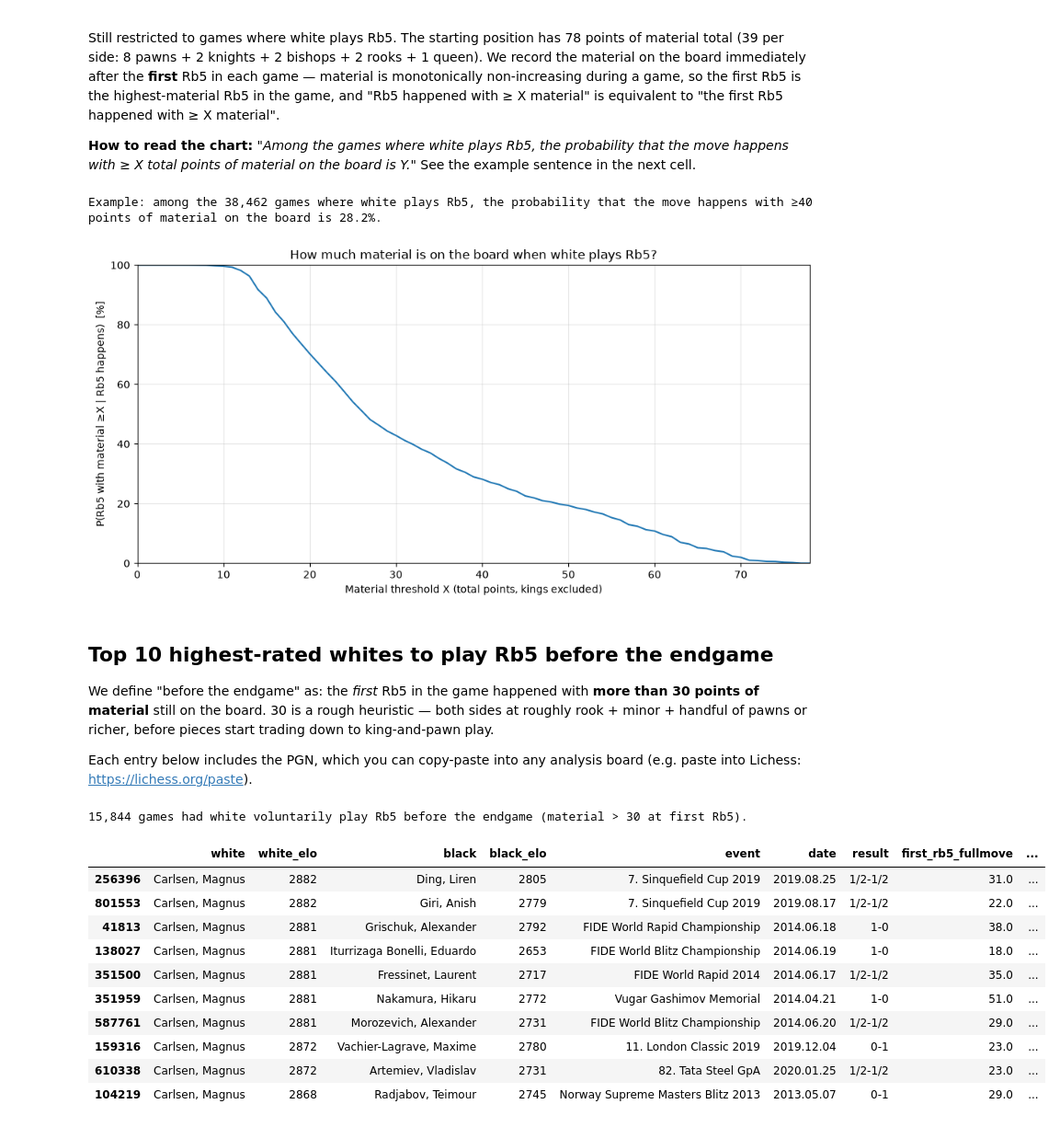
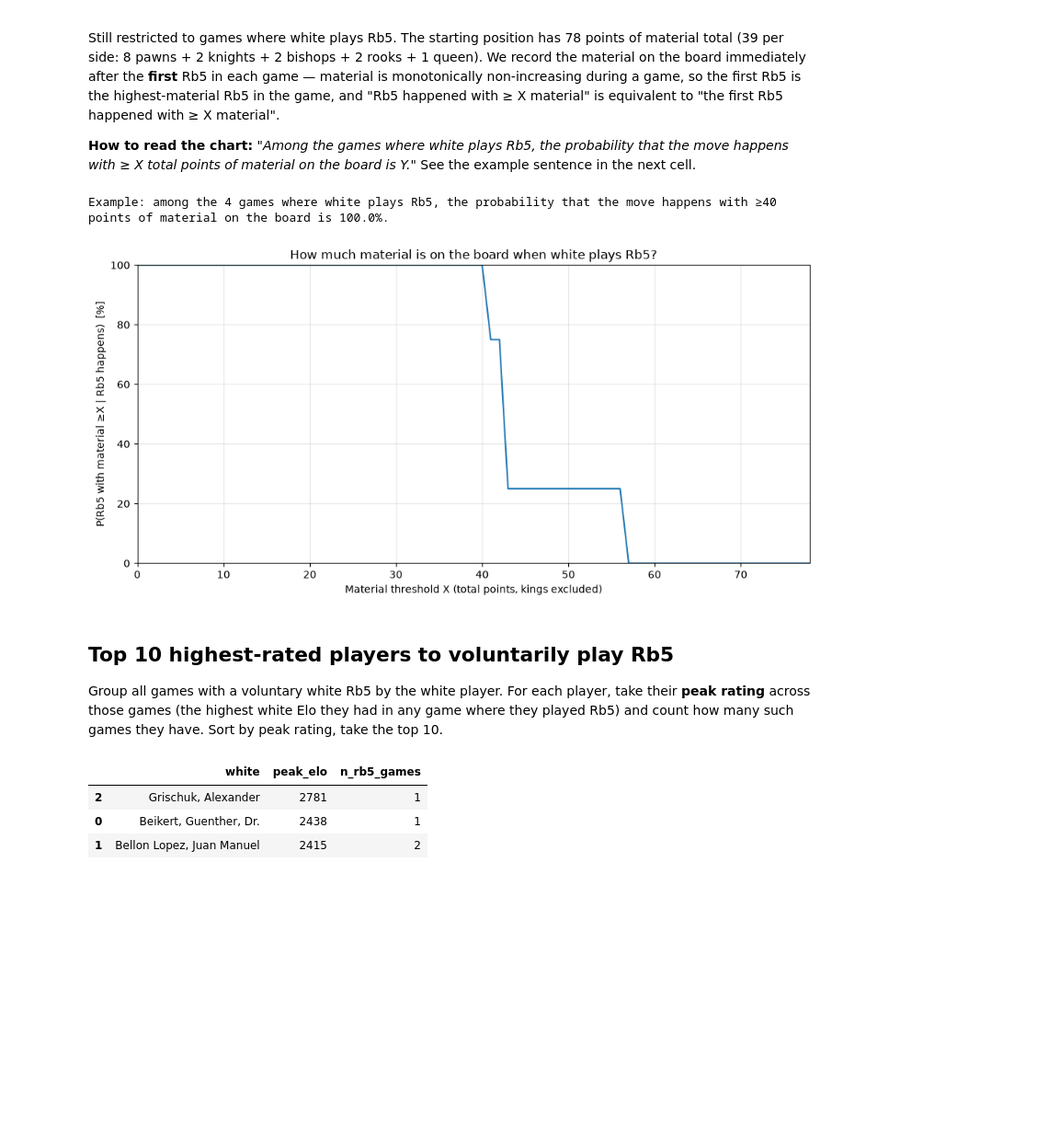
Before and after one commit to pwsiegel/chess-move-stats, a Jupyter notebook: notebooks/rook_b5.ipynb, the cells around one changed output. Shown at 92% size. Saved outputs shown, nothing was run; the diff lists cells and outputs as text; code cells hidden in the pictures; blank space fills up the shorter version.

```diff
--- a/notebooks/rook_b5.ipynb
+++ b/notebooks/rook_b5.ipynb
@@ -28,7 +28,7 @@ import pyarrow.parquet as pq
 
 from chess_corpus.analysis import map_shards, white_quiet_rook_to_b5
 
-USE_FULL_CORPUS = True
+USE_FULL_CORPUS = False
 
 ROOT = Path.cwd().parent if Path.cwd().name == "notebooks" else Path.cwd()
 SHARD_DIR = ROOT / ("data/processed/games" if USE_FULL_CORPUS else "data/sample/games")
@@ -120,7 +120,7 @@ print(
     f"the probability that the move happens with ≥{example_x} points of material on the board is {ex_p:.1%}."
 )
 # %% [output]
-Example: among the 38,462 games where white plays Rb5, the probability that the move happens with ≥40 points of material on the board is 28.2%.
+Example: among the 4 games where white plays Rb5, the probability that the move happens with ≥40 points of material on the board is 100.0%.
 # %%
 fig, ax = plt.subplots(figsize=(10, 5))
 ax.plot(cdf_mat["X"], cdf_mat["prob"] * 100)
@@ -133,66 +133,44 @@ ax.set_ylim(0, 100)
 plt.tight_layout()
 plt.show()
 # %% [output]
-[figure, old version]
+[figure, new version]
 # %% [markdown]
-## Top 10 highest-rated whites to play Rb5 before the endgame
+## Top 10 highest-rated players to voluntarily play Rb5
 
-We define "before the endgame" as: the *first* Rb5 in the game happened with **more than 30 points of material** still on the board. 30 is a rough heuristic — both sides at roughly rook + minor + handful of pawns or richer, before pieces start trading down to king-and-pawn play.
-
-Each entry below includes the PGN, which you can copy-paste into any analysis board (e.g. paste into Lichess: https://lichess.org/paste).
+Group all games with a voluntary white Rb5 by the white player. For each player, take their **peak rating** across those games (the highest white Elo they had in any game where they played Rb5) and count how many such games they have. Sort by peak rating, take the top 10.
 # %%
-ENDGAME_MATERIAL_THRESHOLD = 30
-
 # Align rb5 rows with the parquet's header columns. map_shards iterates
 # sorted(glob) and preserves intra-shard order; pa.concat_tables over the
 # same sorted shard list preserves the same order, so positional indices match.
 shards = sorted(SHARD_DIR.glob("*.parquet"))
 header_table = pa.concat_tables(
     [
         pq.read_table(
-            s, columns=["white", "white_elo", "black", "black_elo", "event", "date", "result"]
+            s,
+            columns=["white", "white_elo", "black", "black_elo", "event", "date", "result"],
         )
         for s in shards
     ]
 )
 headers_df = header_table.to_pandas().reset_index(drop=True)
 combined = pd.concat([rb5.reset_index(drop=True), headers_df], axis=1)
 
-qualifying = combined[
-    combined["first_rb5_material"].notna()
-    & (combined["first_rb5_material"] > ENDGAME_MATERIAL_THRESHOLD)
-    & combined["white_elo"].notna()
+# Games where white voluntarily played Rb5, with a known white Elo.
+played_rb5 = combined[
+    combined["first_rb5_fullmove"].notna() & combined["white_elo"].notna()
 ]
-print(
-    f"{len(qualifying):,} games had white voluntarily play Rb5 before the endgame "
-    f"(material > {ENDGAME_MATERIAL_THRESHOLD} at first Rb5)."
+
+player_stats = (
+    played_rb5.groupby("white")
+    .agg(peak_elo=("white_elo", "max"), n_rb5_games=("first_rb5_fullmove", "size"))
+    .reset_index()
+    .sort_values("peak_elo", ascending=False)
 )
-
-top10 = qualifying.nlargest(10, "white_elo")[
-    [
-        "white",
-        "white_elo",
-        "black",
-        "black_elo",
-        "event",
-        "date",
-        "result",
-        "first_rb5_fullmove",
-        "first_rb5_material",
-    ]
-]
-top10
+top10_players = player_stats.head(10)
+top10_players
 # %% [output]
-15,844 games had white voluntarily play Rb5 before the endgame (material > 30 at first Rb5).
-|  | white | white_elo | black | black_elo | event | date | result | first_rb5_fullmove | ... |
-| 256396 | Carlsen, Magnus | 2882 | Ding, Liren | 2805 | 7. Sinquefield Cup 2019 | 2019.08.25 | 1/2-1/2 | 31.0 | ... |
-| 801553 | Carlsen, Magnus | 2882 | Giri, Anish | 2779 | 7. Sinquefield Cup 2019 | 2019.08.17 | 1/2-1/2 | 22.0 | ... |
-| 41813 | Carlsen, Magnus | 2881 | Grischuk, Alexander | 2792 | FIDE World Rapid Championship | 2014.06.18 | 1-0 | 38.0 | ... |
-| 138027 | Carlsen, Magnus | 2881 | Iturrizaga Bonelli, Eduardo | 2653 | FIDE World Blitz Championship | 2014.06.19 | 1-0 | 18.0 | ... |
-| 351500 | Carlsen, Magnus | 2881 | Fressinet, Laurent | 2717 | FIDE World Rapid 2014 | 2014.06.17 | 1/2-1/2 | 35.0 | ... |
-| 351959 | Carlsen, Magnus | 2881 | Nakamura, Hikaru | 2772 | Vugar Gashimov Memorial | 2014.04.21 | 1-0 | 51.0 | ... |
-| 587761 | Carlsen, Magnus | 2881 | Morozevich, Alexander | 2731 | FIDE World Blitz Championship | 2014.06.20 | 1/2-1/2 | 29.0 | ... |
-| 159316 | Carlsen, Magnus | 2872 | Vachier-Lagrave, Maxime | 2780 | 11. London Classic 2019 | 2019.12.04 | 0-1 | 23.0 | ... |
-| 610338 | Carlsen, Magnus | 2872 | Artemiev, Vladislav | 2731 | 82. Tata Steel GpA | 2020.01.25 | 1/2-1/2 | 23.0 | ... |
-| 104219 | Carlsen, Magnus | 2868 | Radjabov, Teimour | 2745 | Norway Supreme Masters Blitz 2013 | 2013.05.07 | 0-1 | 29.0 | ... |
+|  | white | peak_elo | n_rb5_games |
+| 2 | Grischuk, Alexander | 2781 | 1 |
+| 0 | Beikert, Guenther, Dr. | 2438 | 1 |
+| 1 | Bellon Lopez, Juan Manuel | 2415 | 2 |
 # %% [markdown]
```
Also changed, not shown: parts of 7 cells of this notebook.
